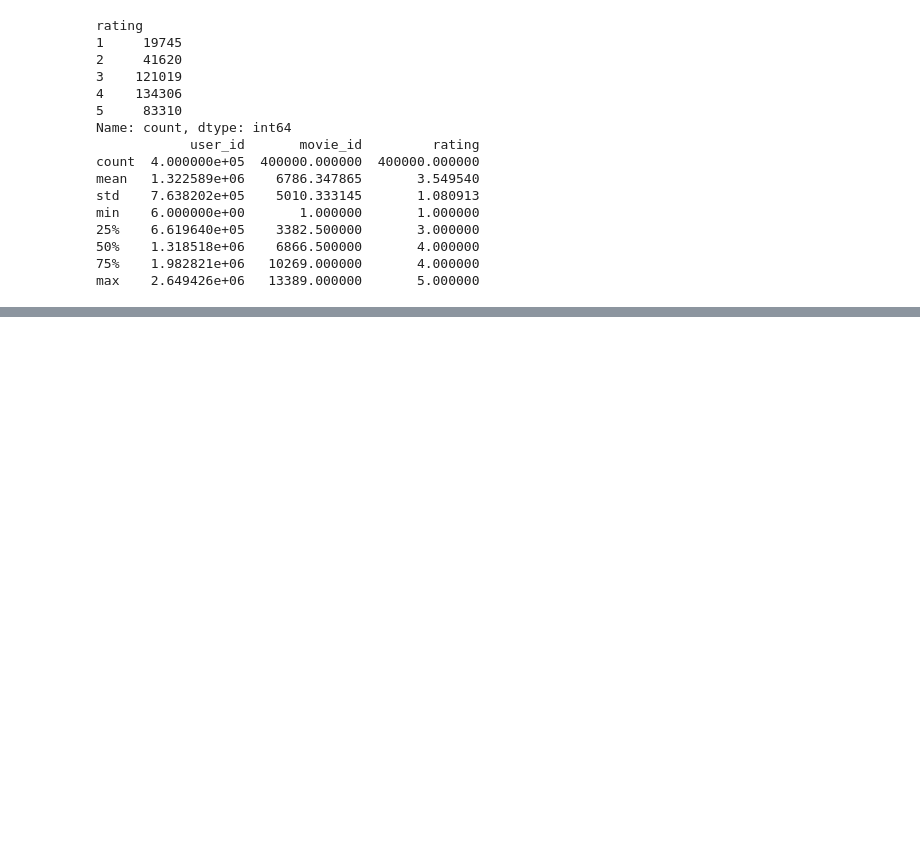
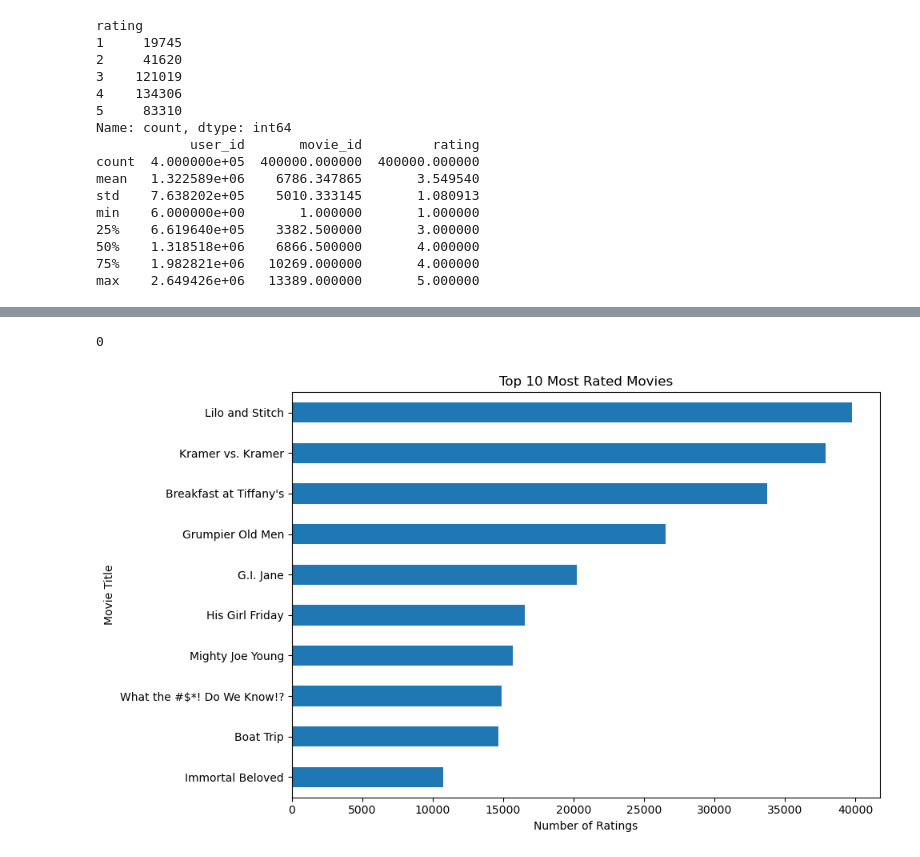
Before and after one commit to sooocali/ADS508_material_work, a Jupyter notebook: dataexploring.ipynb, the cells around one changed output, grey strips where cells are left out. Cells and saved outputs as stored; diff of their text form; code cells hidden in the pictures; blank space fills up the shorter version.

Commit message:
matched closer to design document
took the simple training data and made it into a baseline and then used the features in the design documnet to make our actualy choose data

```diff
--- a/dataexploring.ipynb
+++ b/dataexploring.ipynb
@@ -1281,3 +1267,6 @@ min    6.000000e+00       1.000000       1.000000
 50%    1.318518e+06    6866.500000       4.000000
 75%    1.982821e+06   10269.000000       4.000000
 max    2.649426e+06   13389.000000       5.000000
+# %%
+nflix_training = netflix_combined_ratings[["user_id", "movie_id", "rating", "year"]].copy()
+nflix_training.head()
@@ -1283,0 +1289,4 @@ max    2.649426e+06   13389.000000       5.000000
+# %%
+nflix_training = nflix_training.merge(movies[["movie_id", "title", "release_year"]],
+    on="movie_id",
+)
@@ -1283,0 +1327,16 @@ max    2.649426e+06   13389.000000       5.000000
+# %%
+print(nflix_training.duplicated().sum())
+# %% [output]
+0
+# %%
+top_movies = (nflix_training["title"].value_counts().head(10).sort_values())
+
+plt.figure(figsize=(10, 6))
+top_movies.plot(kind="barh")
+plt.xlabel("Number of Ratings")
+plt.ylabel("Movie Title")
+plt.title("Top 10 Most Rated Movies")
+plt.tight_layout()
+plt.show()
+# %% [output]
+[figure, added]
```
Also changed, not shown: parts of 22 cells of this notebook.
